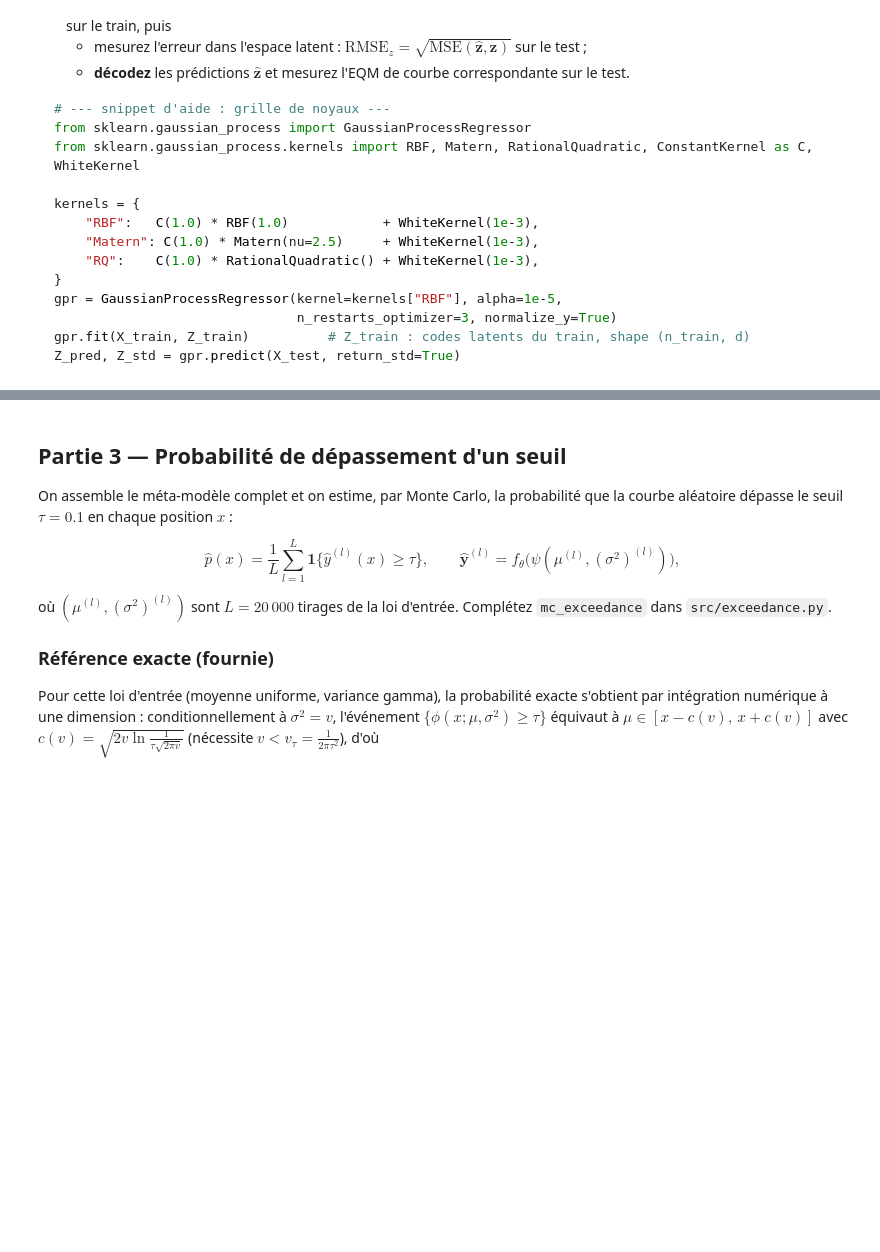
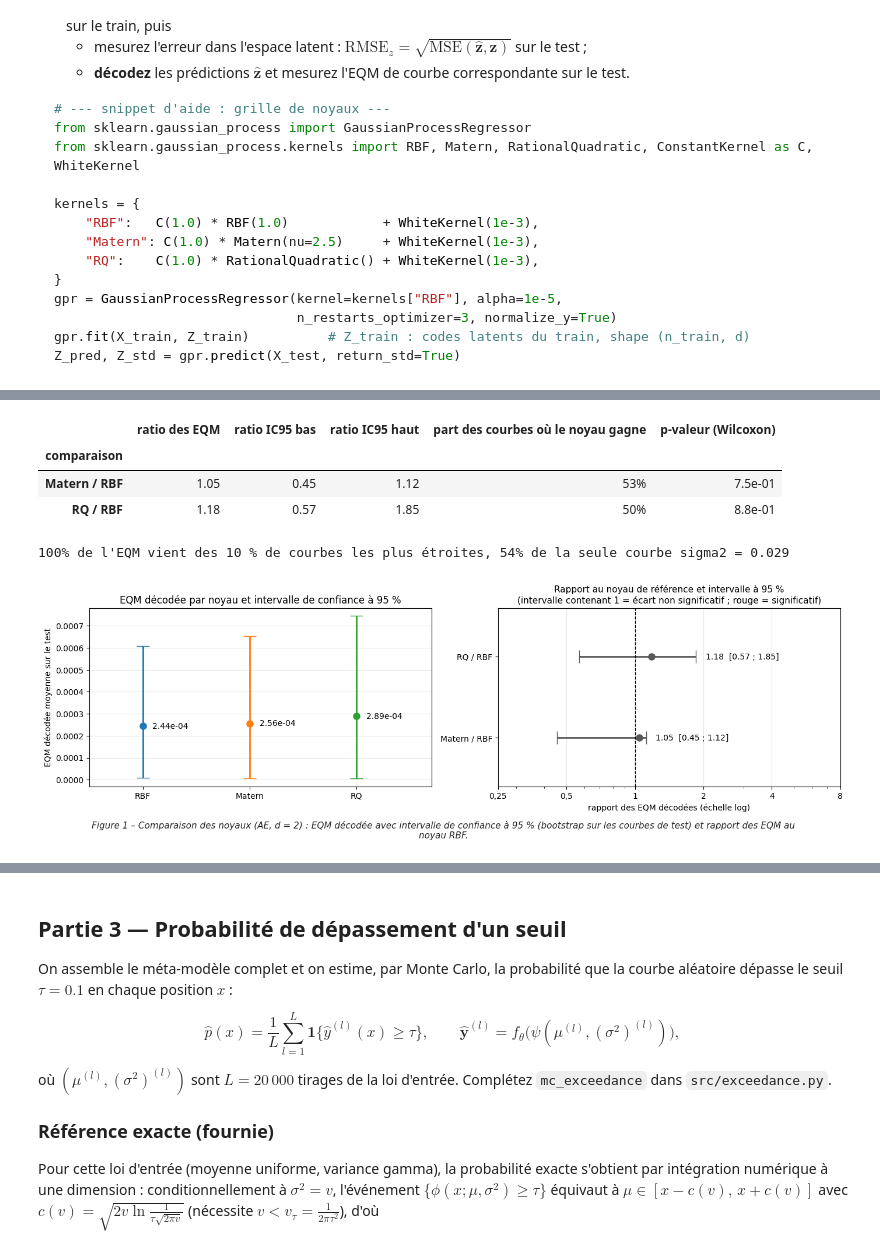
Before and after one commit to devhyacinthe/Projet-MTH2329, a Jupyter notebook: Work_Session_Surrogate_Model.ipynb, the cells around one changed output, grey strips where cells are left out. Cells and saved outputs as stored; diff of their text form; code cells hidden in the pictures; blank space fills up the shorter version.

```diff
--- a/Work_Session_Surrogate_Model.ipynb
+++ b/Work_Session_Surrogate_Model.ipynb
@@ -500,0 +538,18 @@ print('Méta-modèle retenu : AE d = 2 + GPR', best_kernel)
+# %%
+from src.gpr_model import decoded_curve_errors
+from src.visualization import results_table
+
+gpr_models = {'RBF': gpr_rbf}                      # déjà entraîné à l'étape 2
+for k in ['Matern', 'RQ']:
+    gpr_models[k] = fit_gpr(X_train, Z_train, kernel_name=k, n_restarts=0)
+
+gpr_records, gpr_errors = [], {}
+for k, gpr in gpr_models.items():
+    gpr_errors[k] = decoded_curve_errors(gpr, ae2.decoder, X_test, y_test)   # EQM de chaque courbe de test
+    gpr_records.append({'noyau': k,
+                        'RMSE latente': latent_rmse(gpr, X_test, Z_test),
+                        'RMSE latente relative': latent_rmse_relative(gpr, X_test, Z_test),
+                        'EQM décodée': gpr_errors[k].mean(),
+                        'temps GPR (s)': gpr.fit_time_,
+                        'noyau optimisé': str(gpr.kernel_)})
+display(results_table(gpr_records, index='noyau'))
@@ -500,0 +562,29 @@ print('Méta-modèle retenu : AE d = 2 + GPR', best_kernel)
+# %%
+from src.gpr_model import paired_comparison
+from src.visualization import plot_kernel_comparison
+
+sig = []
+for k in ['Matern', 'RQ']:
+    pc = paired_comparison(gpr_errors[k], gpr_errors['RBF'])
+    sig.append({'comparaison': f'{k} / RBF', 'ratio des EQM': pc['ratio'],
+                'ratio IC95 bas': pc['ratio_ic95'][0], 'ratio IC95 haut': pc['ratio_ic95'][1],
+                'part des courbes où le noyau gagne': pc['part_a_meilleur'],
+                'p-valeur (Wilcoxon)': pc['p_wilcoxon']})
+display(results_table(sig, index='comparaison'))
+
+# Pourquoi les intervalles sont-ils si larges ? Où se concentre l'erreur ?
+v, e = X_test[:, 1], gpr_errors['RBF']
+print(f"{e[v <= np.quantile(v, 0.1)].sum() / e.sum():.0%} de l'EQM vient des 10 % de courbes les plus "
+      f"étroites, {e[np.argmin(v)] / e.sum():.0%} de la seule courbe sigma2 = {v.min():.3f}")
+
+fig = plot_kernel_comparison(gpr_errors, sig)
+add_caption(fig, "Comparaison des noyaux (AE, d = 2) : EQM décodée avec intervalle de confiance "
+                 "à 95 % (bootstrap sur les courbes de test) et rapport des EQM au noyau RBF.")
+plt.show()
+# %% [output]
+|  | ratio des EQM | ratio IC95 bas | ratio IC95 haut | part des courbes où le noyau gagne | p-valeur (Wilcoxon) |
+| comparaison |  |  |  |  |  |
+| Matern / RBF | 1.05 | 0.45 | 1.12 | 53% | 7.5e-01 |
+| RQ / RBF | 1.18 | 0.57 | 1.85 | 50% | 8.8e-01 |
+100% de l'EQM vient des 10 % de courbes les plus étroites, 54% de la seule courbe sigma2 = 0.029
+[figure, added]
```
Also changed, not shown: parts of 39 cells of this notebook, 3 other files.
